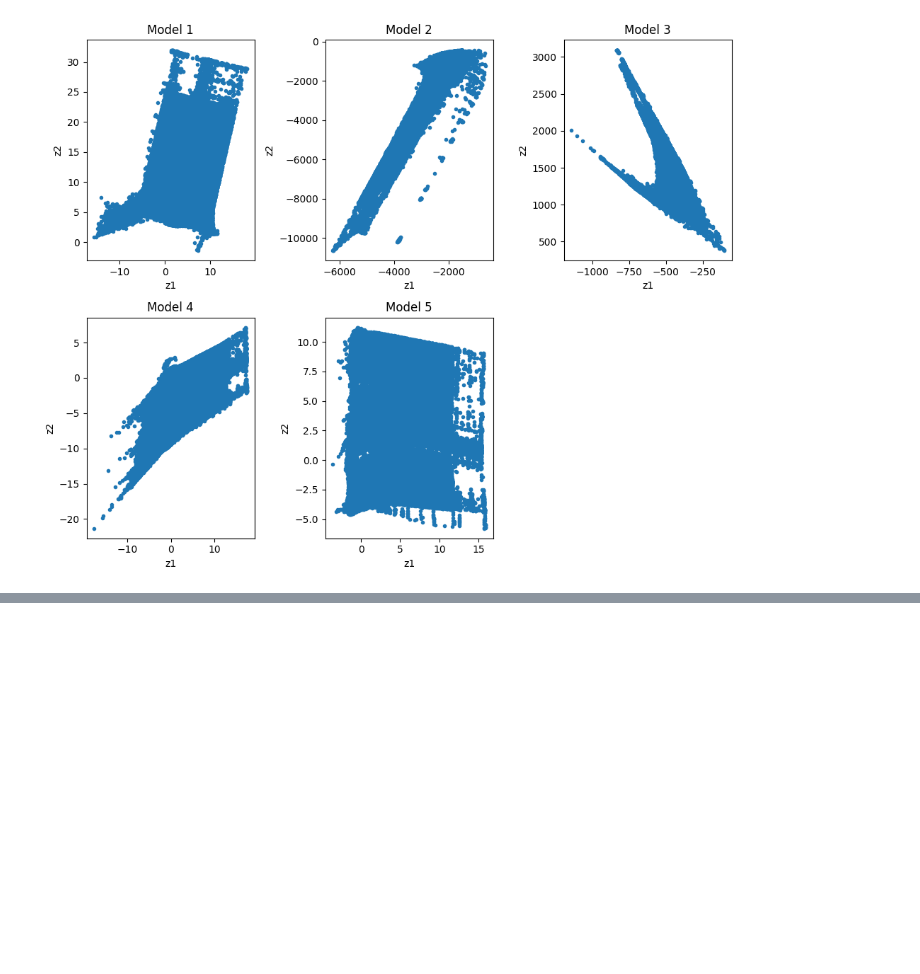
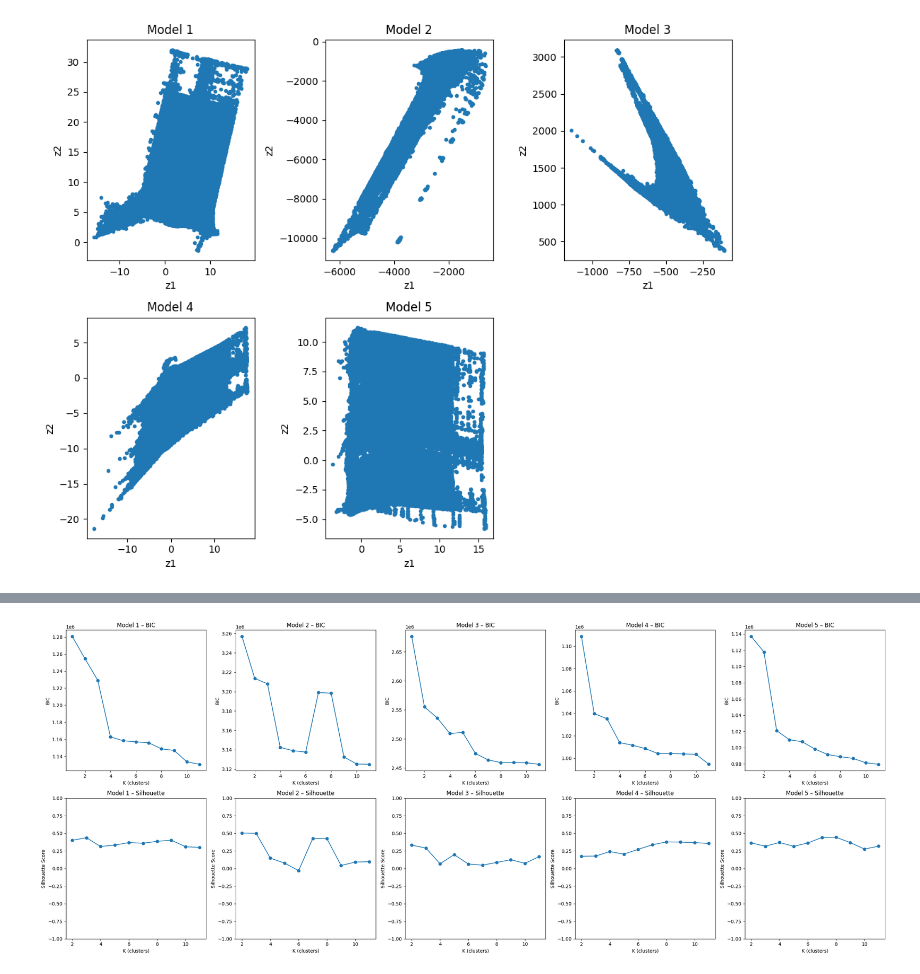
Before and after one commit to Mfdcng2/WaterMassClassification, a Jupyter notebook: EnsembleGMM.ipynb, the cells around one changed output, grey strips where cells are left out. Drawn from its saved outputs; the diff is of its cells as text; code cells hidden in the pictures; blank space fills up the shorter version.

```diff
--- a/EnsembleGMM.ipynb
+++ b/EnsembleGMM.ipynb
@@ -425,0 +444,27 @@ ValueError: Number of labels is 1. Valid values are 2 to n_samples - 1 (inclusiv
+# %%
+fig, axes = plt.subplots(2, n_models, figsize=(5*n_models, 10))
+
+if n_models == 1:
+    axes = np.array([[axes[0]], [axes[1]]])
+
+for i in range(n_models):
+
+    # --- Top Row: BIC ---
+    ax_bic = axes[0, i]
+    ax_bic.plot(n_components_range, all_bic[i], marker='o')
+    ax_bic.set_title(f"Model {i+1} – BIC")
+    ax_bic.set_xlabel("K (clusters)")
+    ax_bic.set_ylabel("BIC")
+
+    # --- Bottom Row: Silhouette ---
+    ax_sil = axes[1, i]
+    ax_sil.plot(n_components_range, all_silhouette[i], marker='o')
+    ax_sil.set_title(f"Model {i+1} – Silhouette")
+    ax_sil.set_xlabel("K (clusters)")
+    ax_sil.set_ylabel("Silhouette Score")
+    ax_sil.set_ylim(-1, 1)
+
+plt.tight_layout()
+plt.show()
+# %% [output]
+[figure, added]
```
Also changed, not shown: parts of 1 cell of this notebook.
